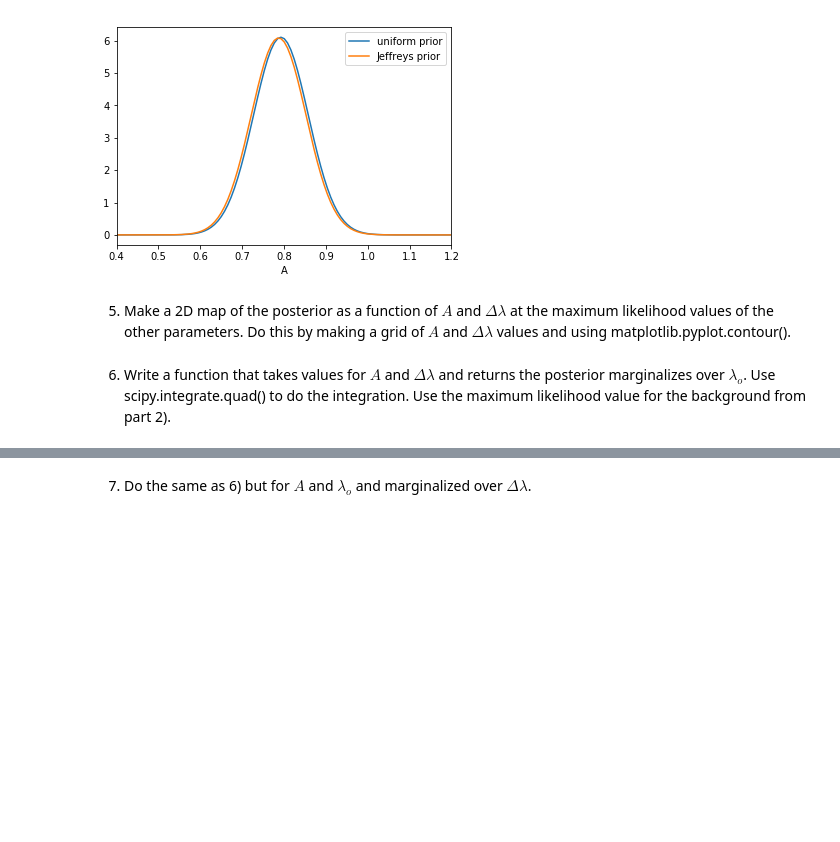
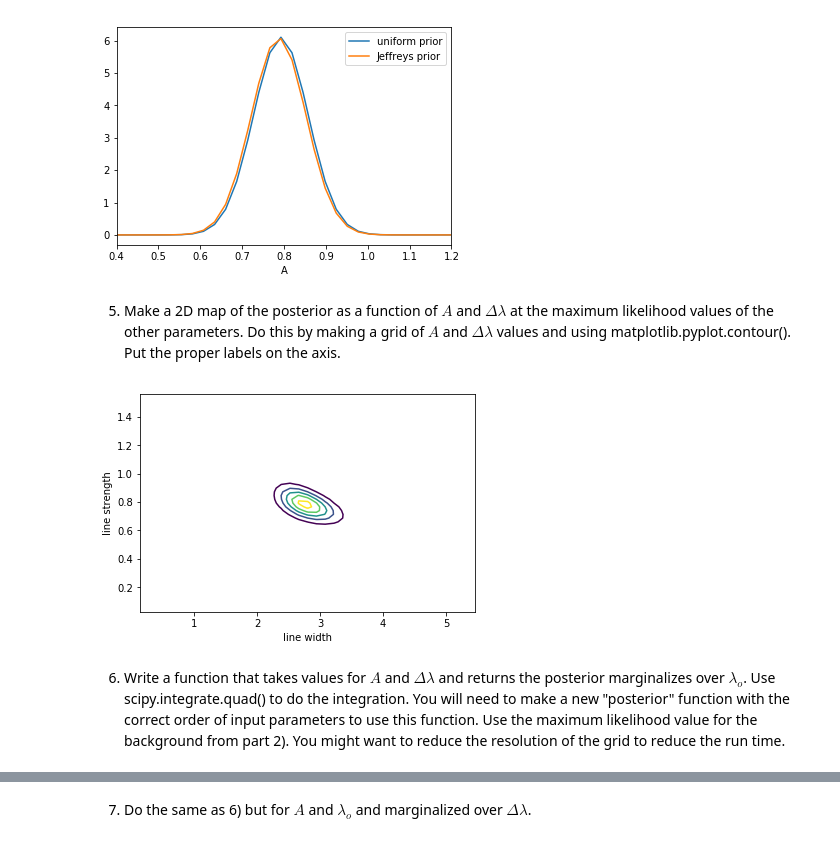
Before and after one commit to rbmetcalf/Practical-Statistics, a Jupyter notebook: tutorials/tut_05.ipynb, the cells around one changed output, grey strips where cells are left out. Cells and saved outputs as stored; diff of their text form; code cells hidden in the pictures; blank space fills up the shorter version.

```diff
--- a/tutorials/tut_05.ipynb
+++ b/tutorials/tut_05.ipynb
@@ -137,7 +139,7 @@ print maxlikelihood
 4) Set all the parameters to their maximum likelihood values except the line strength $A$.  Make a plot of the posterior for $A$ near its maximum likelihood value with uniform and Jaffreys priors on $A$.
 # %%
 
-dA = maxlikelihood.x[0]/100.
+dA = maxlikelihood.x[0]/30.
 Aarray = np.arange(dA,2*maxlikelihood.x[0],dA)
 post = np.empty(len(Aarray))
 for i,A in enumerate(Aarray):
@@ -159,4 +161,4 @@ plt.show()
 # %% [output]
 [figure]
 # %% [markdown]
-5) Make a 2D map of the posterior as a function of $A$ and $\Delta \lambda$ at the maximum likelihood values of the other parameters.  Do this by making a grid of $A$ and $\Delta \lambda$ values and using matplotlib.pyplot.contour().
+5) Make a 2D map of the posterior as a function of $A$ and $\Delta \lambda$ at the maximum likelihood values of the other parameters.  Do this by making a grid of $A$ and $\Delta \lambda$ values and using matplotlib.pyplot.contour().  Put the proper labels on the axis.
@@ -165,4 +165,24 @@ plt.show()
+# %%
+#####
+ddl = maxlikelihood.x[2]/20.
+dlarray = np.arange(ddl,2*maxlikelihood.x[2],ddl)
+post = np.empty([len(Aarray),len(dlarray)])
+for i,A in enumerate(Aarray):
+    for j,dl in enumerate(dlarray):
+        post[i,j] = np.exp(-loglike(np.array([A,maxlikelihood.x[1]
+                                              ,dl,bmax])))
+
+X, Y = np.meshgrid(dlarray, Aarray)
+post = post/np.sum(post)/ddl/dA
+plt.contour(X,Y,post)
+plt.xlabel('line width')
+plt.ylabel('line strength')
+
+plt.show()
+# %% [output]
+[figure, added]
 # %% [markdown]
 6) Write a function that takes values for $A$ and $\Delta \lambda$ and returns the
 posterior marginalizes over $\lambda_o$.  Use scipy.integrate.quad() to do the
-integration.  Use the maximum likelihood value for the background from part 2).
+integration.  You will need to make a new "posterior" function with the correct
+order of input parameters to use this function.  Use the maximum likelihood value for the background from part 2).  You might want to reduce the resolution of the grid to reduce the run time.
```
Also changed, not shown: parts of 4 cells of this notebook.
